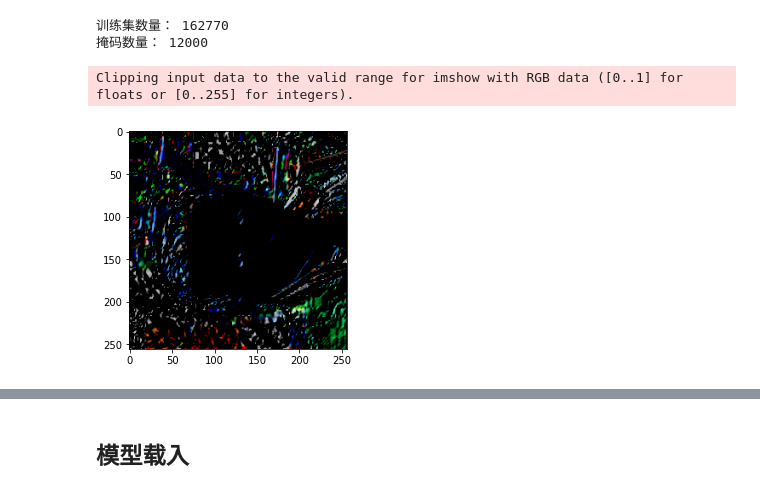
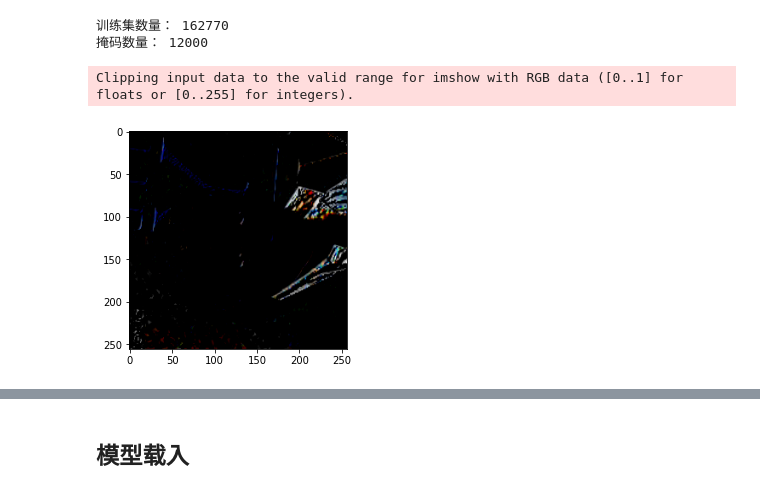
Before and after one commit to xinetzone/CSA-inpainting, a Jupyter notebook: train-add.ipynb, the cells around one changed output, grey strips where cells are left out. Drawn from its saved outputs; the diff is of its cells as text; code cells hidden in the pictures.

```diff
--- a/train-add.ipynb
+++ b/train-add.ipynb
@@ -17,7 +17,7 @@ from tools.mask import mask_iter
 header_opt = load_option('options/header.toml')
 loader = CelebALoader(header_opt.data_root)
 dataset = Split(loader, header_opt.fine_size)
-train_data = dataset.train('bbox', pil_transform=True)
+train_data = dataset.train('bbox', pil_transform=True, alpha=0.5)
 trainset = data.DataLoader(train_data,
                            batch_size=header_opt.batch_size,
                            shuffle=True)
@@ -28,11 +28,12 @@ print('掩码数量：', len(maskset))
 训练集数量： 162770
 掩码数量： 12000
 # %%
+train_data = dataset.train('bbox', pil_transform=True, alpha=0.5)
 x = train_data[7][0].transpose(0, 2)
 
 from matplotlib import pyplot as plt
 # 查看处理后的图片
 plt.imshow(x);
 # %% [output]
 Clipping input data to the valid range for imshow with RGB data ([0..1] for floats or [0..255] for integers).
-[figure, old version]
+[figure, new version]
```
Also changed, not shown: parts of 3 cells of this notebook, 3 other files.
